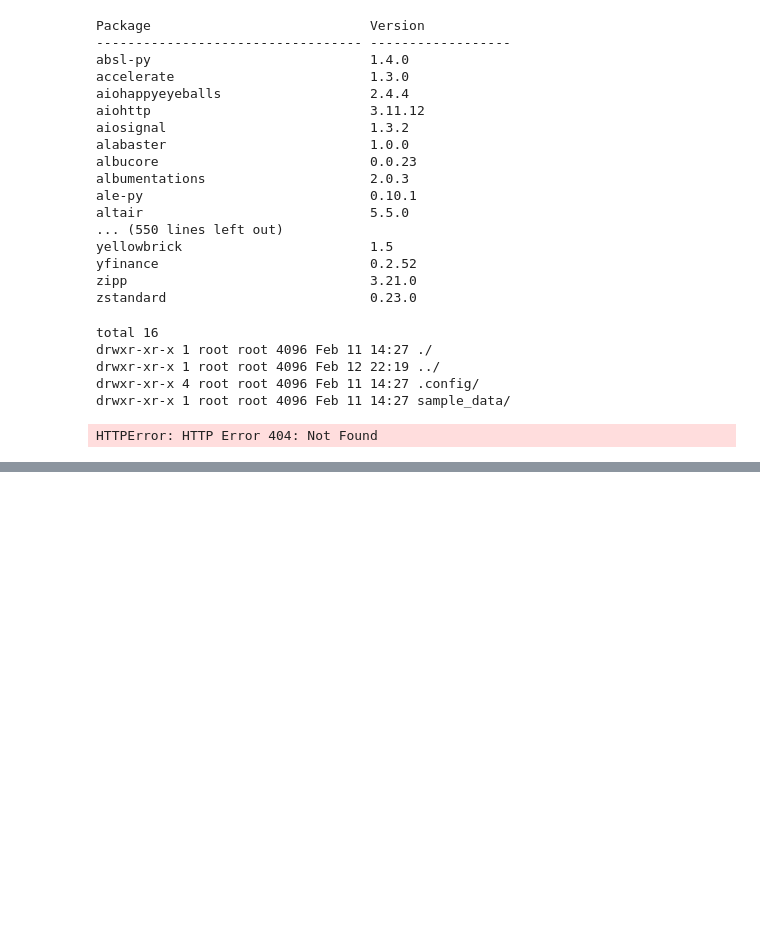
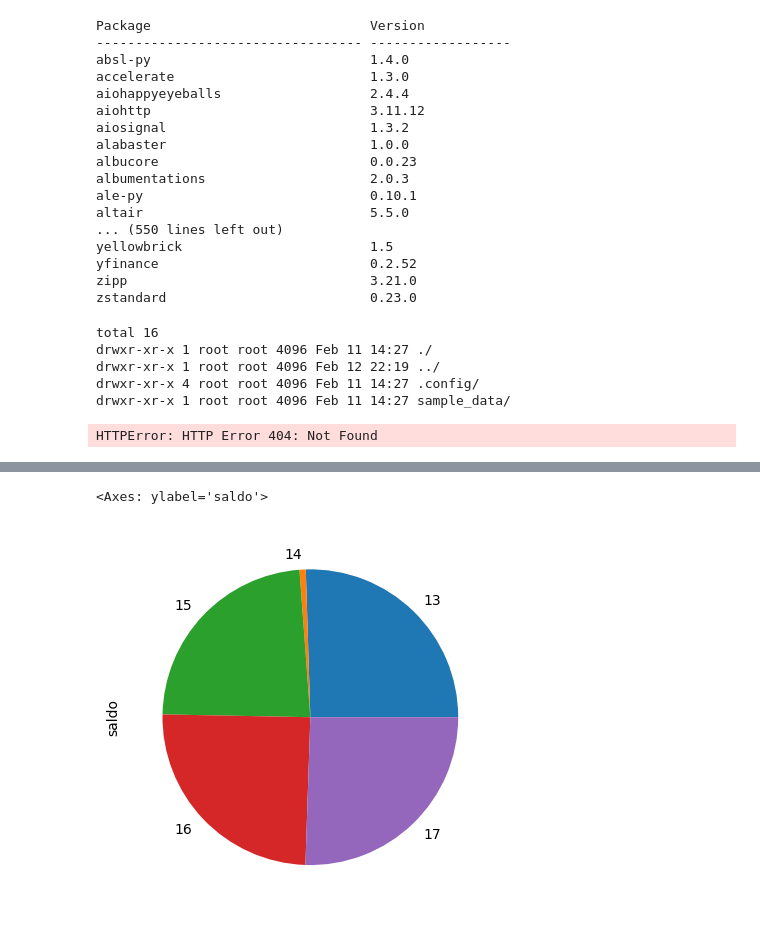
Before and after one commit to anamanu4/Curso-Inteligencia-Artificial, a Jupyter notebook: EDA_apuntes_de_clases.ipynb, the cells around one changed output, grey strips where cells are left out. Drawn from its saved outputs; the diff is of its cells as text; code cells hidden in the pictures; blank space fills up the shorter version.

```diff
--- a/EDA_apuntes_de_clases.ipynb
+++ b/EDA_apuntes_de_clases.ipynb
@@ -43,0 +298,5 @@ HTTPError: HTTP Error 404: Not Found
+# %%
+df.saldo.iloc[13:18].plot(kind="pie")
+# %% [output]
+<Axes: ylabel='saldo'>
+[figure, added]
```
Also changed, not shown: parts of 22 cells of this notebook.
